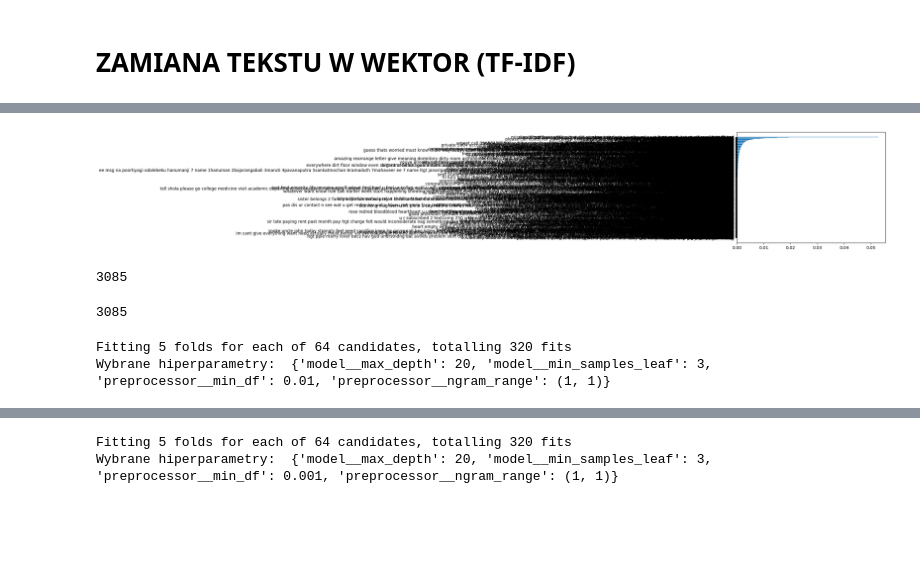
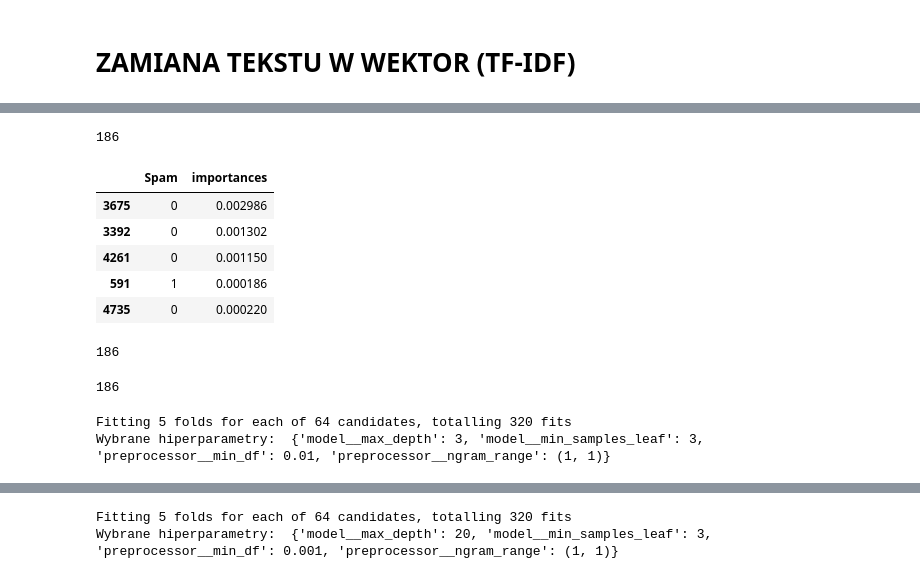
Before and after one commit to kanies89/Kodilla---Module_17.2_Task_1, a Jupyter notebook: Kodilla - Module_17.2_Task_1 - NLP.ipynb, the cells around one changed output, grey strips where cells are left out. Drawn from its saved outputs; the diff is of its cells as text; code cells hidden in the pictures; blank space fills up the shorter version.

```diff
--- a/Kodilla - Module_17.2_Task_1 - NLP.ipynb
+++ b/Kodilla - Module_17.2_Task_1 - NLP.ipynb
@@ -166,12 +162,26 @@ Elapsed time to compute the importances: 0.096 seconds
 # %%
 indices = np.argsort(importances)
-
-fig, ax = plt.subplots()
-ax.barh(range(len(importances)), importances[indices])
-ax.set_yticks(range(len(importances)))
-_ = ax.set_yticklabels(np.array(X_train)[indices])
-# %% [output]
-[figure, removed]
+# %%
+count = 0
+for x in importances:
+    if x > 0.001:
+        count+=1
+count
+# %% [output]
+186
 # %%
-X_imp = X_train.copy()
-y_imp = y_train.copy()
+X_ = pd.DataFrame(X_train.copy())
+y_ = pd.DataFrame(y_train.copy())
+# %%
+X_ = X_.loc[X_.index[indices]]
+y_ = y_.loc[y_.index[indices]]
+X_["importances"] = importances
+y_["importances"] = importances
+y_.head()
+# %% [output]
+|  | Spam | importances |
+| 3675 | 0 | 0.002986 |
+| 3392 | 0 | 0.001302 |
+| 4261 | 0 | 0.001150 |
+| 591 | 1 | 0.000186 |
+| 4735 | 0 | 0.000220 |
@@ -181,19 +194,15 @@ y_imp.reset_index(drop=True, inplace=True)
 # %%
-j = 0
-for i in importances:
-    if i < 0.001:
-        X_imp.drop(labels = j, inplace=True)
-        y_imp.drop(labels = j, inplace=True)
-    j+=1
+X_imp.size
+# %% [output]
+186
 # %%
-X_imp.size
+y_imp.size
 # %% [output]
-3085
+186
-# %%
-y_imp.size
-# %% [output]
-3085
 # %%
+model_pipeline = Pipeline(steps=[('preprocessor', TfidfVectorizer(ngram_range=(2, 2), max_df=0.5, min_df=0.001, use_idf=True)),
+                                 ('model', RandomForestClassifier(n_estimators=1000, n_jobs=-1))])
+
 params = {'model__max_depth': [3, 5, 10, 20],
           'model__min_samples_leaf': [3, 5, 10, 15],
           'preprocessor__min_df': [0.01, 0.001],
@@ -207,7 +216,7 @@ print('Wybrane hiperparametry: ', grid_search.best_params_)
 model_pipeline_v1 = grid_search.best_estimator_
 # %% [output]
 Fitting 5 folds for each of 64 candidates, totalling 320 fits
-Wybrane hiperparametry:  {'model__max_depth': 20, 'model__min_samples_leaf': 3, 'preprocessor__min_df': 0.01, 'preprocessor__ngram_range': (1, 1)}
+Wybrane hiperparametry:  {'model__max_depth': 3, 'model__min_samples_leaf': 3, 'preprocessor__min_df': 0.01, 'preprocessor__ngram_range': (1, 1)}
 # %%
 calculate_metrics(model_pipeline_v1, 'Vector', X_test, y_test)
 # %% [output]
```
Also changed, not shown: parts of 8 cells of this notebook.
